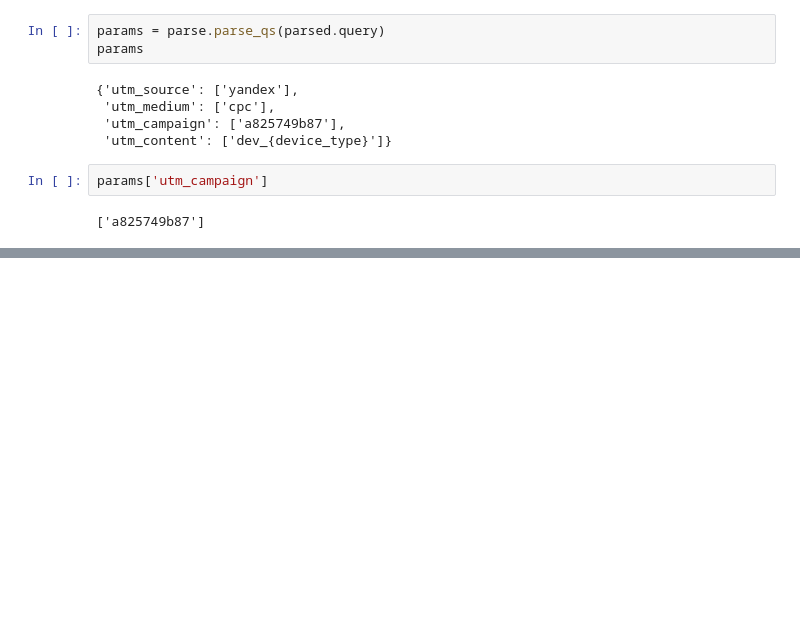
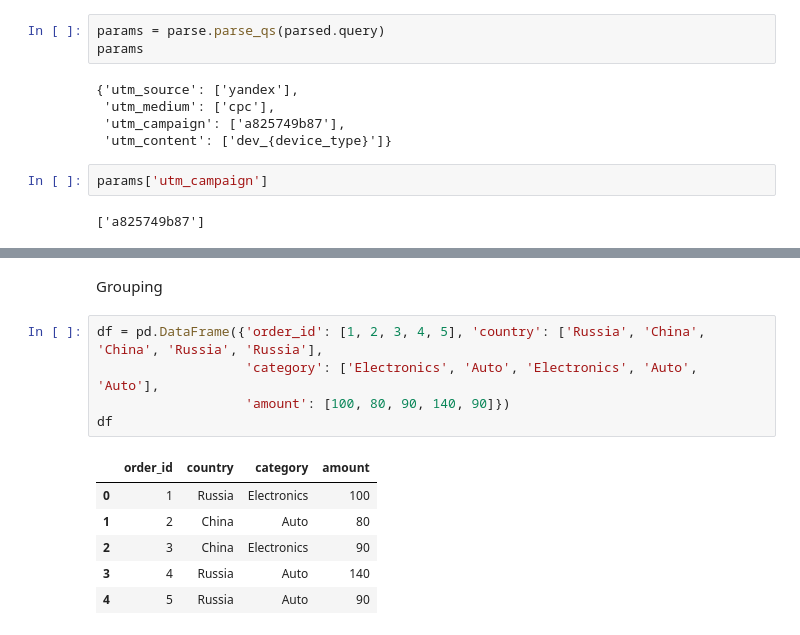
Before and after one commit to Madi-S/Data-Science-Intro, a Jupyter notebook: pandas_functions.ipynb, the cells around one changed output, grey strips where cells are left out. Cells and saved outputs as stored; diff of their text form; blank space fills up the shorter version.

```diff
--- a/pandas_functions.ipynb
+++ b/pandas_functions.ipynb
@@ -136,0 +166,14 @@ stats.head(3)
+# %% [markdown]
+Grouping
+# %%
+df = pd.DataFrame({'order_id': [1, 2, 3, 4, 5], 'country': ['Russia', 'China', 'China', 'Russia', 'Russia'],
+                   'category': ['Electronics', 'Auto', 'Electronics', 'Auto', 'Auto'],
+                   'amount': [100, 80, 90, 140, 90]})
+df
+# %% [output]
+|  | order_id | country | category | amount |
+| 0 | 1 | Russia | Electronics | 100 |
+| 1 | 2 | China | Auto | 80 |
+| 2 | 3 | China | Electronics | 90 |
+| 3 | 4 | Russia | Auto | 140 |
+| 4 | 5 | Russia | Auto | 90 |
```
Also changed, not shown: parts of 17 cells of this notebook, 2 other files.
